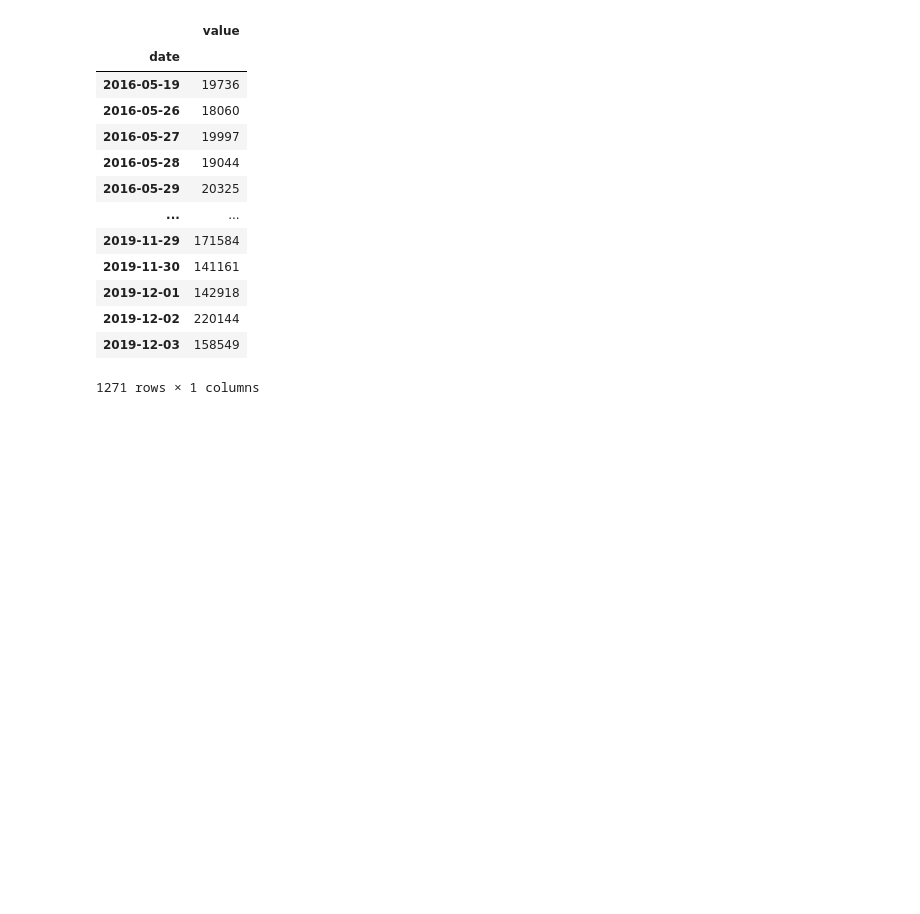
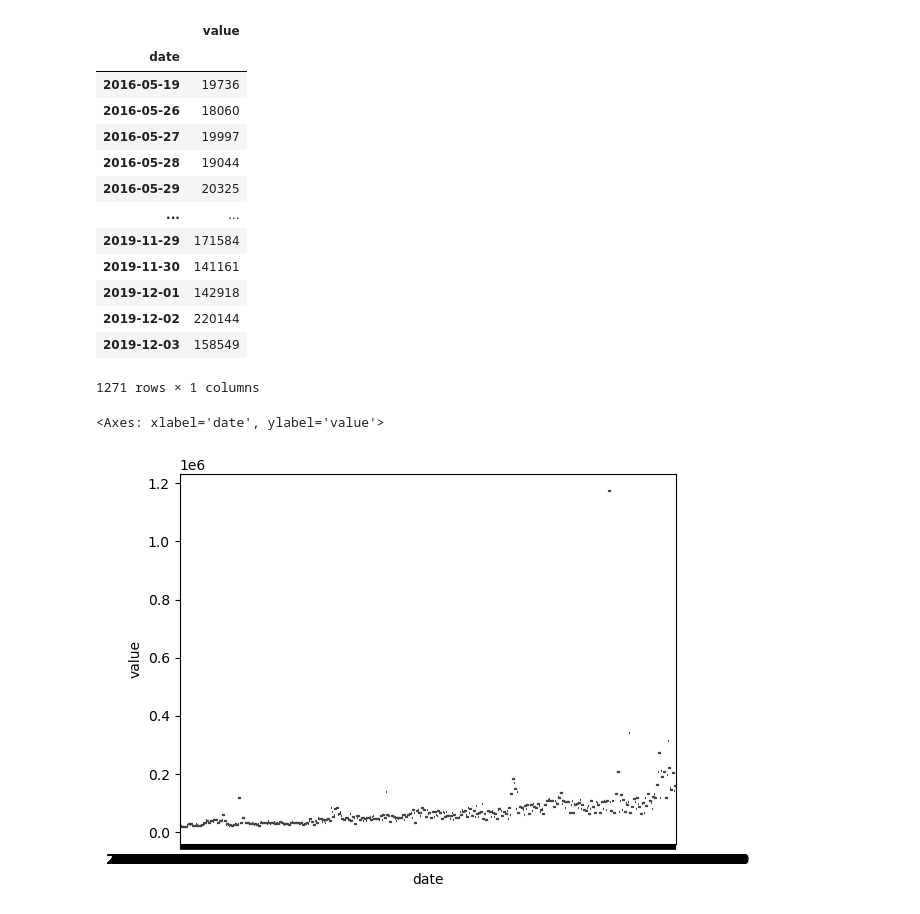
Before and after one commit to OuwaCavern/page-view-time-series-visualizer, a Jupyter notebook: time-series-visualizer.ipynb, the cells around one changed output. Drawn from its saved outputs; the diff is of its cells as text; code cells hidden in the pictures; blank space fills up the shorter version.

```diff
--- a/time-series-visualizer.ipynb
+++ b/time-series-visualizer.ipynb
@@ -78,3 +78,8 @@ dfclean
 | 2019-12-02 | 220144 |
 | 2019-12-03 | 158549 |
 1271 rows × 1 columns
+# %%
+sns.boxplot(data=dfclean, x=dfclean.index,y="value")
+# %% [output]
+<Axes: xlabel='date', ylabel='value'>
+[figure, added]
```
Also changed, not shown: parts of 3 cells of this notebook.
